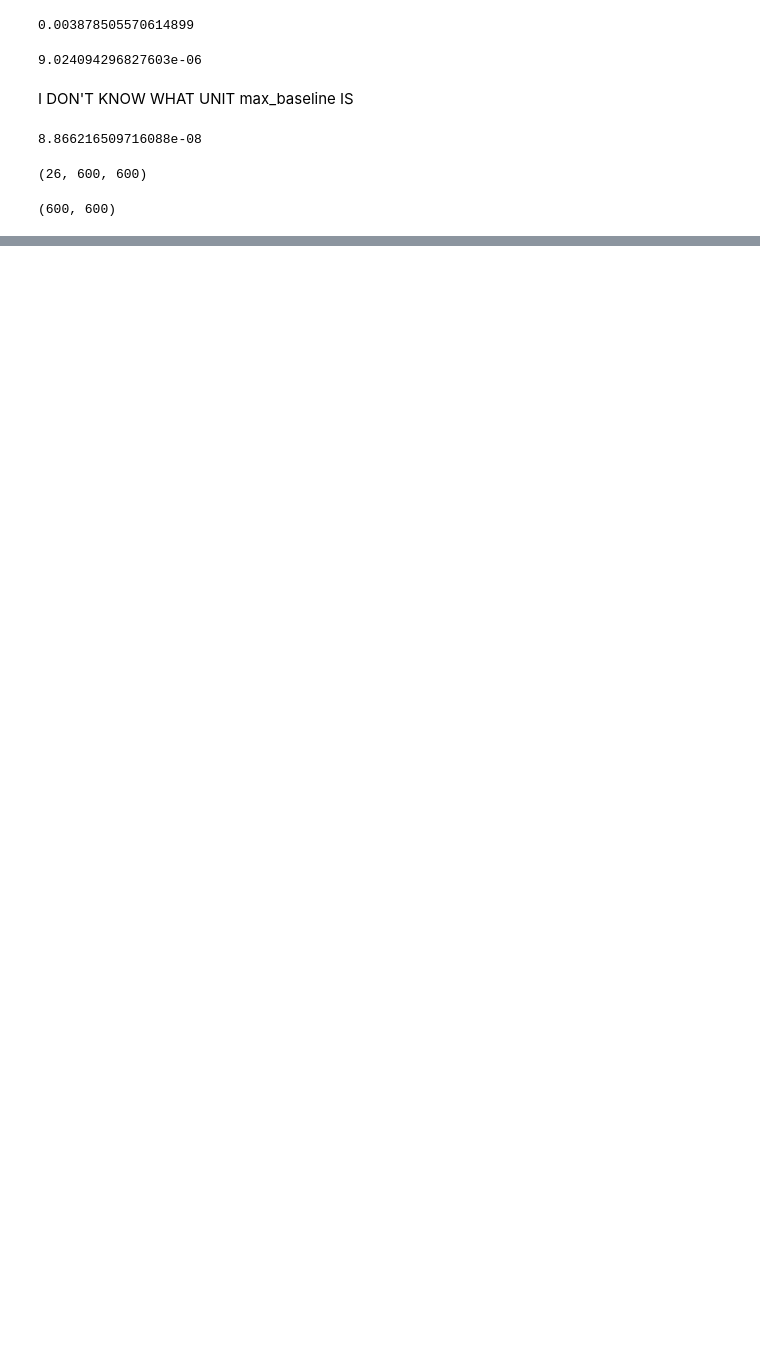
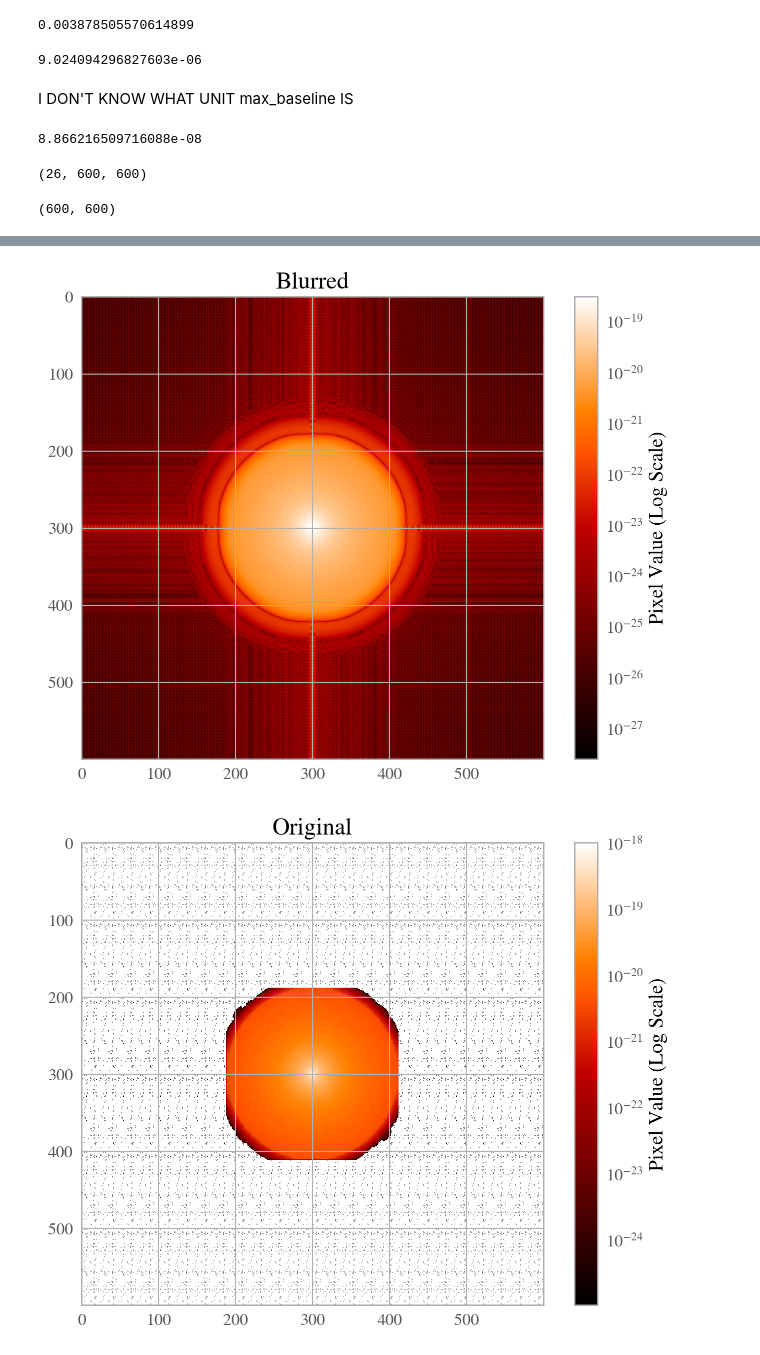
Before and after one commit to Juvis237/PCASummer_Research2024, a Jupyter notebook: blurring_BW.ipynb, the cells around one changed output, grey strips where cells are left out. Drawn from its saved outputs; the diff is of its cells as text; code cells hidden in the pictures; blank space fills up the shorter version.

```diff
--- a/blurring_BW.ipynb
+++ b/blurring_BW.ipynb
@@ -343,0 +368,8 @@ for i in range(26):
+# %%
+#plotting log scales
+
+plot_log_image(image_filt1,title='Blurred', logScale=True) # plotting the blurred image
+plot_log_image(image,title='Original',  logScale=True) # plotting the original image
+# %% [output]
+[figure, added]
+[figure, added]
```
Also changed, not shown: parts of 8 cells of this notebook.
